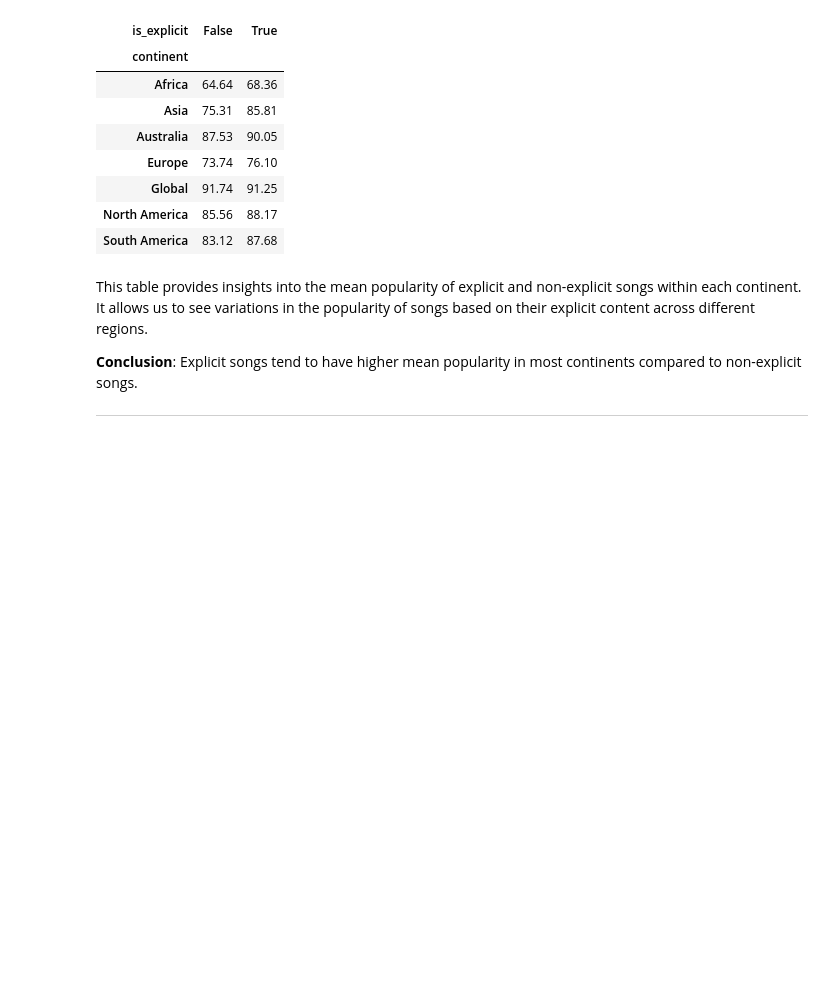
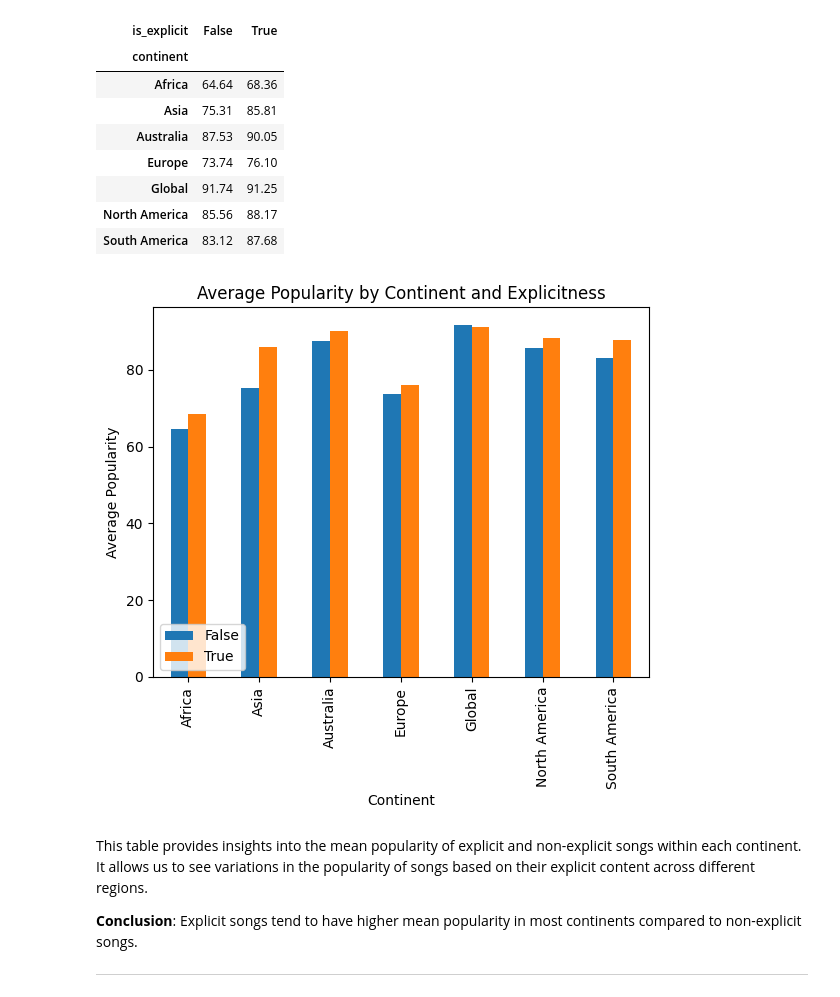
Before and after one commit to ahsanbt/ihsanbt, a Jupyter notebook: top_spotify_songs_EDA.ipynb, the cells around one changed output. Saved outputs shown, nothing was run; the diff lists cells and outputs as text; code cells hidden in the pictures; blank space fills up the shorter version.

```diff
--- a/top_spotify_songs_EDA.ipynb
+++ b/top_spotify_songs_EDA.ipynb
@@ -416,6 +467,19 @@ df_a.map(nf2)
 | Global | 91.74 | 91.25 |
 | North America | 85.56 | 88.17 |
 | South America | 83.12 | 87.68 |
+# %%
+# bar plot
+df_a=df.groupby(['continent','is_explicit'])['popularity'].mean().sort_values(ascending=False).unstack()
+
+df_a.plot(kind='bar')
+plt.xlabel('Continent')
+plt.ylabel('Average Popularity')
+plt.title('Average Popularity by Continent and Explicitness')
+plt.legend(loc='lower left')
+plt.savefig('continent_explicitness_popularity_barplot.png')
+plt.show()
+# %% [output]
+[figure, added]
 # %% [markdown]
 This table provides insights into the mean popularity of explicit and non-explicit songs within each continent. It allows us to see variations in the popularity of songs based on their explicit content across different regions.
 
```
Also changed, not shown: parts of 80 cells of this notebook.
